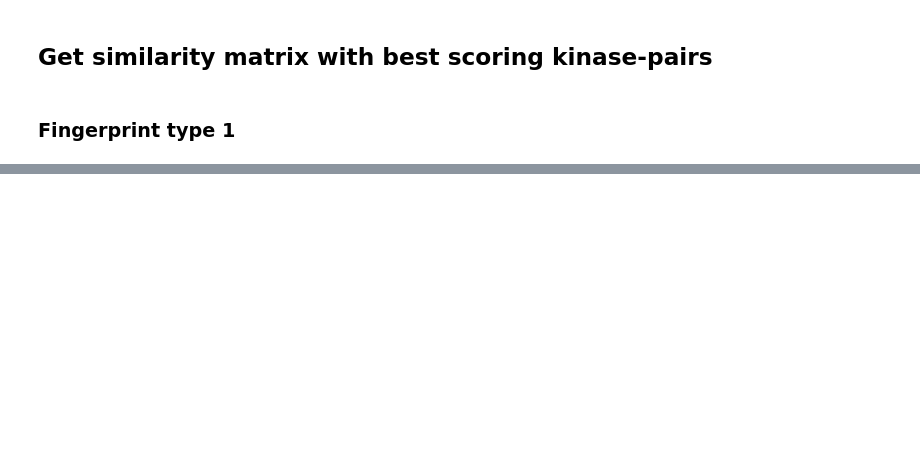
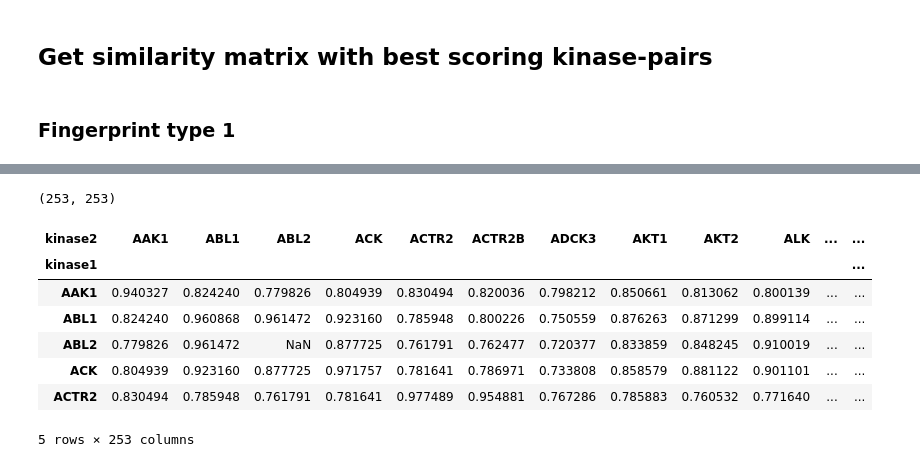
Before and after one commit to volkamerlab/kissim, a Jupyter notebook: scripts/similarity.ipynb, the cells around one changed output, grey strips where cells are left out. Cells and saved outputs as stored; diff of their text form; code cells hidden in the pictures; blank space fills up the shorter version.

```diff
--- a/scripts/similarity.ipynb
+++ b/scripts/similarity.ipynb
@@ -308,0 +172,12 @@ klifs_metadata[['kinase', 'groups']].groupby(by='groups').apply(np.unique)
+# %%
+get_similarity_matrix(aaa_type2_modman, 'type2', 'ballester').head()
+# %% [output]
+(253, 253)
+| kinase2 | AAK1 | ABL1 | ABL2 | ACK | ACTR2 | ACTR2B | ADCK3 | AKT1 | AKT2 | ALK | ... | ... |
+| kinase1 |  |  |  |  |  |  |  |  |  |  |  | ... |
+| AAK1 | 0.940327 | 0.824240 | 0.779826 | 0.804939 | 0.830494 | 0.820036 | 0.798212 | 0.850661 | 0.813062 | 0.800139 | ... | ... |
+| ABL1 | 0.824240 | 0.960868 | 0.961472 | 0.923160 | 0.785948 | 0.800226 | 0.750559 | 0.876263 | 0.871299 | 0.899114 | ... | ... |
+| ABL2 | 0.779826 | 0.961472 | NaN | 0.877725 | 0.761791 | 0.762477 | 0.720377 | 0.833859 | 0.848245 | 0.910019 | ... | ... |
+| ACK | 0.804939 | 0.923160 | 0.877725 | 0.971757 | 0.781641 | 0.786971 | 0.733808 | 0.858579 | 0.881122 | 0.901101 | ... | ... |
+| ACTR2 | 0.830494 | 0.785948 | 0.761791 | 0.781641 | 0.977489 | 0.954881 | 0.767286 | 0.785883 | 0.760532 | 0.771640 | ... | ... |
+5 rows × 253 columns
```
Also changed, not shown: parts of 69 cells of this notebook.
